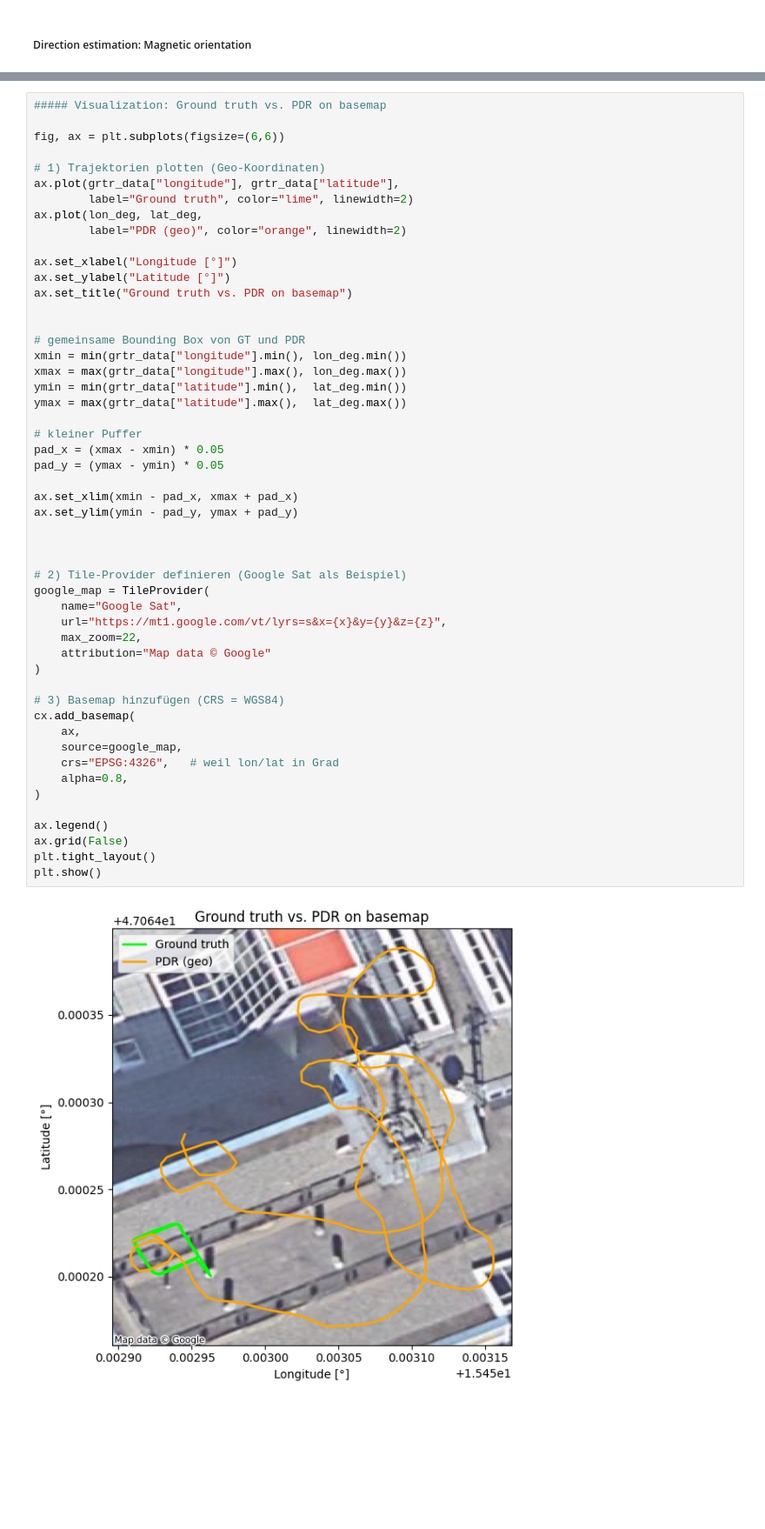
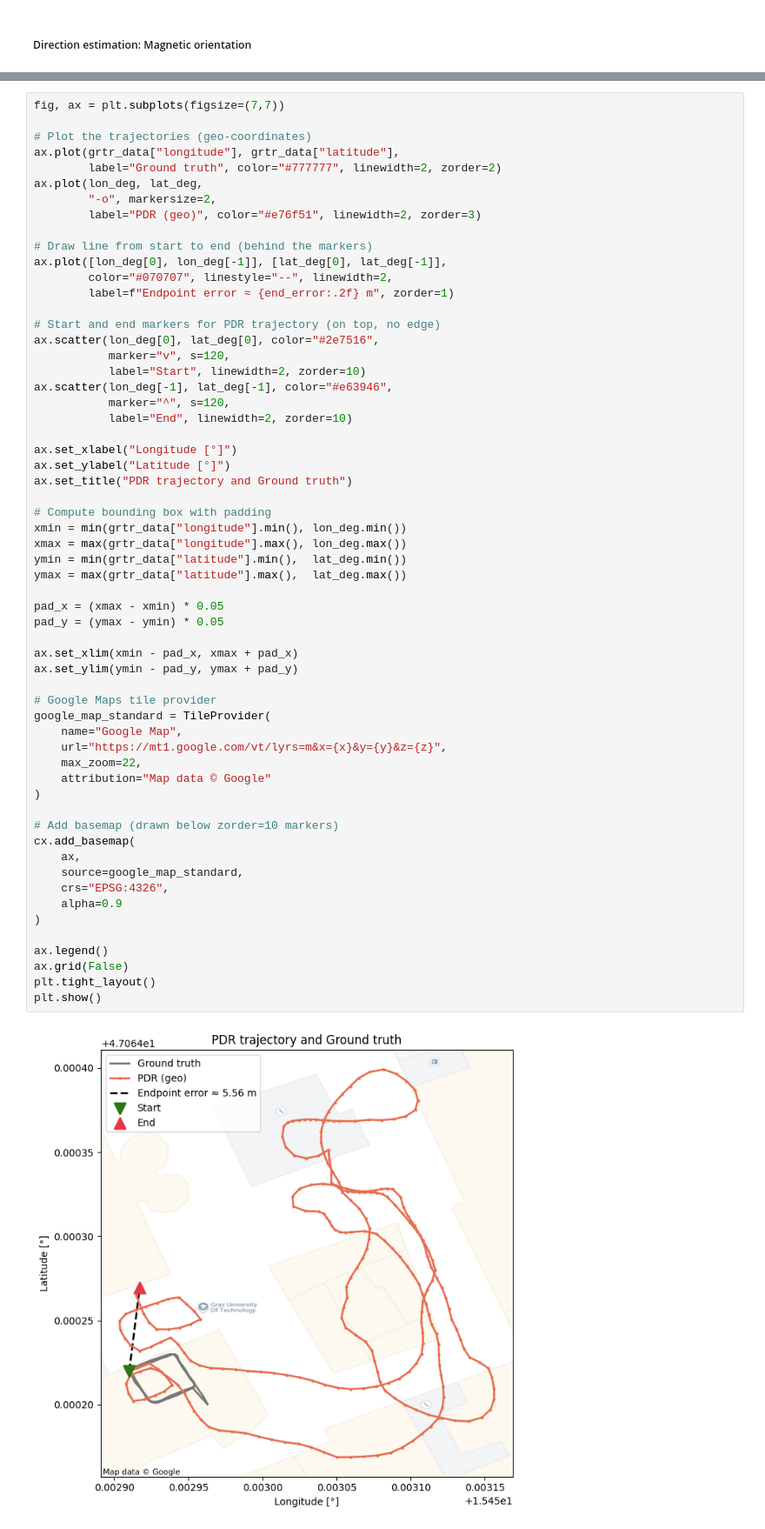
Before and after one commit to bernadettesophia/Navi_Lab02_WS25, a Jupyter notebook: lab02_ws2025_26_GROUPB_KAKUSKA_OETTL.ipynb, the cells around one changed output, grey strips where cells are left out. Shown at 87% size. Saved outputs shown, nothing was run; the diff lists cells and outputs as text; blank space fills up the shorter version.

```diff
--- a/lab02_ws2025_26_GROUPB_KAKUSKA_OETTL.ipynb
+++ b/lab02_ws2025_26_GROUPB_KAKUSKA_OETTL.ipynb
@@ -591,53 +563,61 @@ plt.show()
 # %%
-##### Visualization: Ground truth vs. PDR on basemap
+fig, ax = plt.subplots(figsize=(7,7))
 
-fig, ax = plt.subplots(figsize=(6,6))
+# Plot the trajectories (geo-coordinates)
+ax.plot(grtr_data["longitude"], grtr_data["latitude"],
+        label="Ground truth", color="#777777", linewidth=2, zorder=2)
+ax.plot(lon_deg, lat_deg,
+        "-o", markersize=2,
+        label="PDR (geo)", color="#e76f51", linewidth=2, zorder=3)
 
-# 1) Trajektorien plotten (Geo-Koordinaten)
-ax.plot(grtr_data["longitude"], grtr_data["latitude"],
-        label="Ground truth", color="lime", linewidth=2)
-ax.plot(lon_deg, lat_deg,
-        label="PDR (geo)", color="orange", linewidth=2)
+# Draw line from start to end (behind the markers)
+ax.plot([lon_deg[0], lon_deg[-1]], [lat_deg[0], lat_deg[-1]],
+        color="#070707", linestyle="--", linewidth=2,
+        label=f"Endpoint error ≈ {end_error:.2f} m", zorder=1)
+
+# Start and end markers for PDR trajectory (on top, no edge)
+ax.scatter(lon_deg[0], lat_deg[0], color="#2e7516",
+           marker="v", s=120,
+           label="Start", linewidth=2, zorder=10)
+ax.scatter(lon_deg[-1], lat_deg[-1], color="#e63946",
+           marker="^", s=120,
+           label="End", linewidth=2, zorder=10)
 
 ax.set_xlabel("Longitude [°]")
 ax.set_ylabel("Latitude [°]")
-ax.set_title("Ground truth vs. PDR on basemap")
+ax.set_title("PDR trajectory and Ground truth")
 
-
-# gemeinsame Bounding Box von GT und PDR
+# Compute bounding box with padding
 xmin = min(grtr_data["longitude"].min(), lon_deg.min())
 xmax = max(grtr_data["longitude"].max(), lon_deg.max())
 ymin = min(grtr_data["latitude"].min(),  lat_deg.min())
 ymax = max(grtr_data["latitude"].max(),  lat_deg.max())
 
-# kleiner Puffer
 pad_x = (xmax - xmin) * 0.05
 pad_y = (ymax - ymin) * 0.05
 
 ax.set_xlim(xmin - pad_x, xmax + pad_x)
 ax.set_ylim(ymin - pad_y, ymax + pad_y)
 
-
-
-# 2) Tile-Provider definieren (Google Sat als Beispiel)
-google_map = TileProvider(
-    name="Google Sat",
-    url="https://mt1.google.com/vt/lyrs=s&x={x}&y={y}&z={z}",
+# Google Maps tile provider
+google_map_standard = TileProvider(
+    name="Google Map",
+    url="https://mt1.google.com/vt/lyrs=m&x={x}&y={y}&z={z}",
     max_zoom=22,
     attribution="Map data © Google"
 )
 
-# 3) Basemap hinzufügen (CRS = WGS84)
+# Add basemap (drawn below zorder=10 markers)
 cx.add_basemap(
     ax,
-    source=google_map,
-    crs="EPSG:4326",   # weil lon/lat in Grad
-    alpha=0.8,
+    source=google_map_standard,
+    crs="EPSG:4326",
+    alpha=0.9
 )
 
 ax.legend()
 ax.grid(False)
 plt.tight_layout()
 plt.show()
 # %% [output]
-[figure, old version]
+[figure, new version]
```
Also changed, not shown: parts of 24 cells of this notebook, 3 other files.
